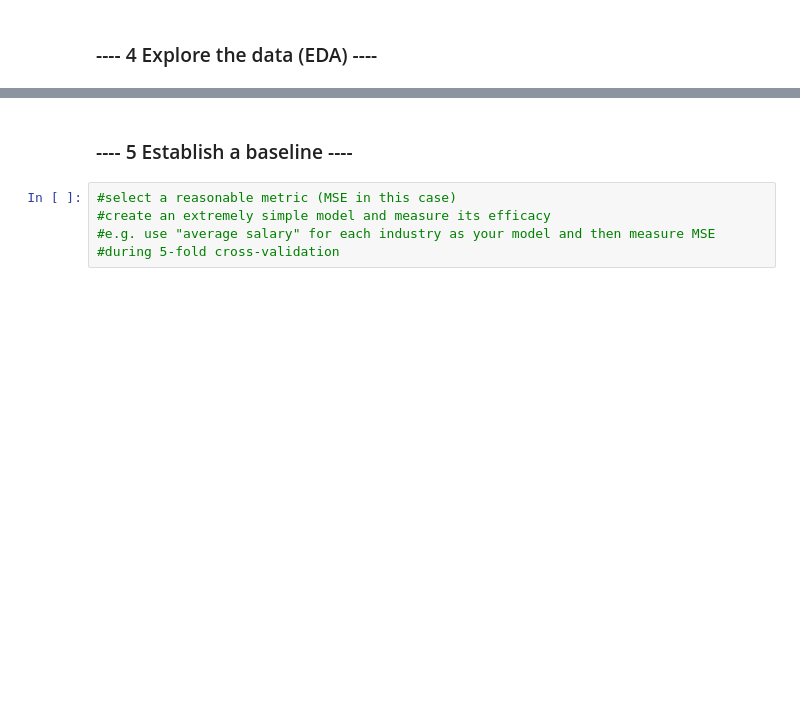
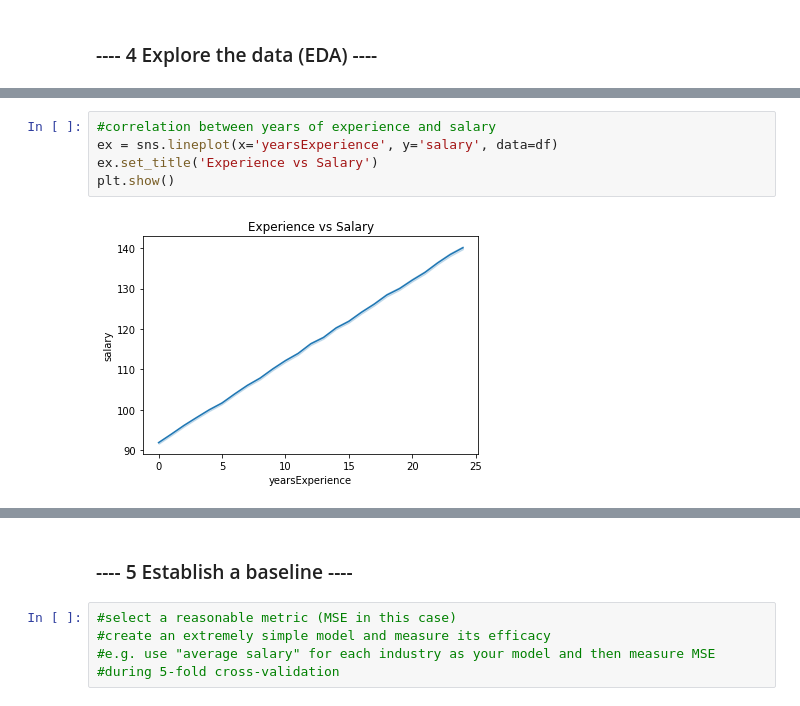
Before and after one commit to sailalithar/salaryprediction, a Jupyter notebook: Instructions_and_Notebook/Salary Prediction Notebook.ipynb, the cells around one changed output, grey strips where cells are left out. Drawn from its saved outputs; the diff is of its cells as text; blank space fills up the shorter version.

```diff
--- a/Instructions_and_Notebook/Salary Prediction Notebook.ipynb
+++ b/Instructions_and_Notebook/Salary Prediction Notebook.ipynb
@@ -70,0 +155,7 @@ print(train_data.shape,train_salaries.shape)
+# %%
+#correlation between years of experience and salary
+ex = sns.lineplot(x='yearsExperience', y='salary', data=df)
+ex.set_title('Experience vs Salary')
+plt.show()
+# %% [output]
+[figure, added]
```
Also changed, not shown: parts of 35 cells of this notebook.
